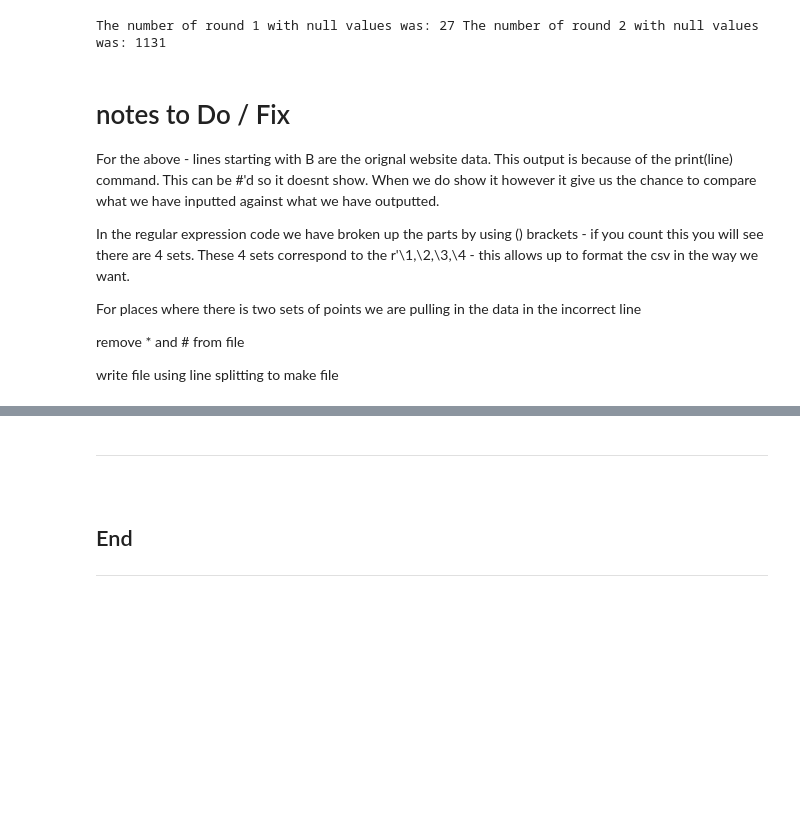
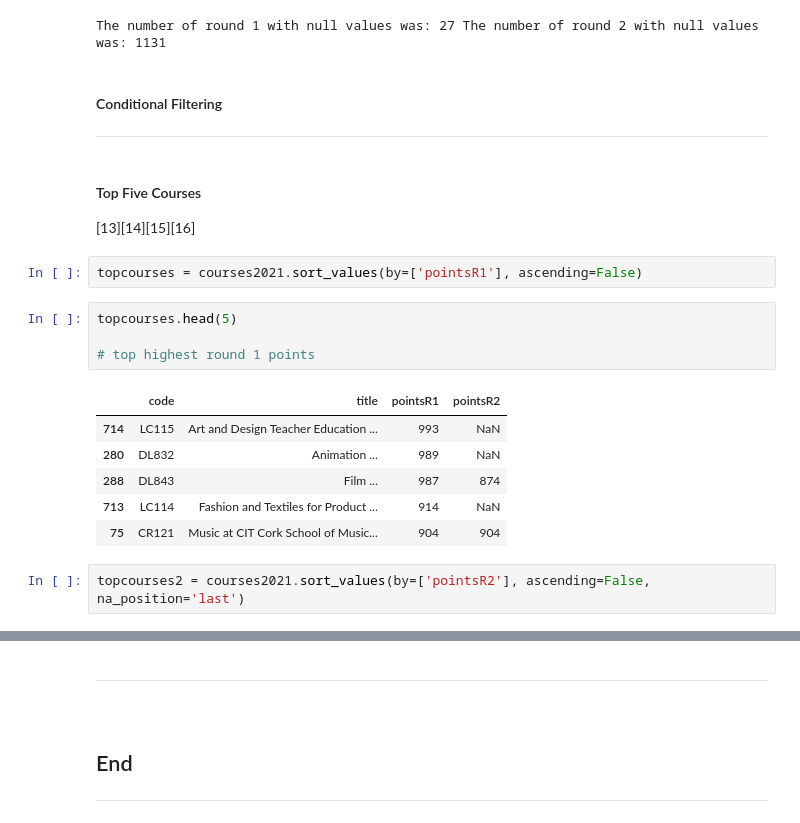
Before and after one commit to VCurry20/FDAProject2021, a Jupyter notebook: cao.ipynb, the cells around one changed output, grey strips where cells are left out. Drawn from its saved outputs; the diff is of its cells as text; blank space fills up the shorter version.

```diff
--- a/cao.ipynb
+++ b/cao.ipynb
@@ -1533,20 +1571,27 @@ Number of 2020 Round 1 courses with points were; 1437 , Number of 2020 Round 2 c
 print(f"The number of round 1 with null values was:", (len(points_1_2020)-len(points_1_2020nu)), "The number of round 2 with null values was:", (len(points_2_2020)-len(points_2_2020nu)) )  #  print result
 # %% [output]
 The number of round 1 with null values was: 27 The number of round 2 with null values was: 1131
-# %% [markdown]
-
-# notes to Do  / Fix
-
-For the above - lines starting with B are the orignal website data. This output is because of the print(line) command. This can be #'d so it doesnt show. When we do show it however it give us the chance to compare what we have inputted against what we have outputted.
-
-
-
-In the regular expression code we have broken up the parts by using () brackets - if you count this you will see there are 4 sets. These 4 sets correspond to the r'\1,\2,\3,\4 - this allows up to format the csv in the way we want.
-
-
-For places where there is two sets of points we are pulling in the data in the incorrect line
-
-remove * and # from file
-
-
-write file using line splitting to make file
+# %% [markdown]
+#### Conditional Filtering
+
+****
+# %% [markdown]
+#### Top Five Courses
+
+
+[13][14][15][16]
+# %%
+topcourses = courses2021.sort_values(by=['pointsR1'], ascending=False)
+# %%
+topcourses.head(5)
+
+# top highest round 1 points
+# %% [output]
+|  | code | title | pointsR1 | pointsR2 |
+| 714 | LC115 | Art and Design Teacher Education ... | 993 | NaN |
+| 280 | DL832 | Animation ... | 989 | NaN |
+| 288 | DL843 | Film ... | 987 | 874 |
+| 713 | LC114 | Fashion and Textiles for Product ... | 914 | NaN |
+| 75 | CR121 | Music at CIT Cork School of Music... | 904 | 904 |
+# %%
+topcourses2 = courses2021.sort_values(by=['pointsR2'], ascending=False, na_position='last')
```
Also changed, not shown: parts of 20 cells of this notebook, 15 other files.
